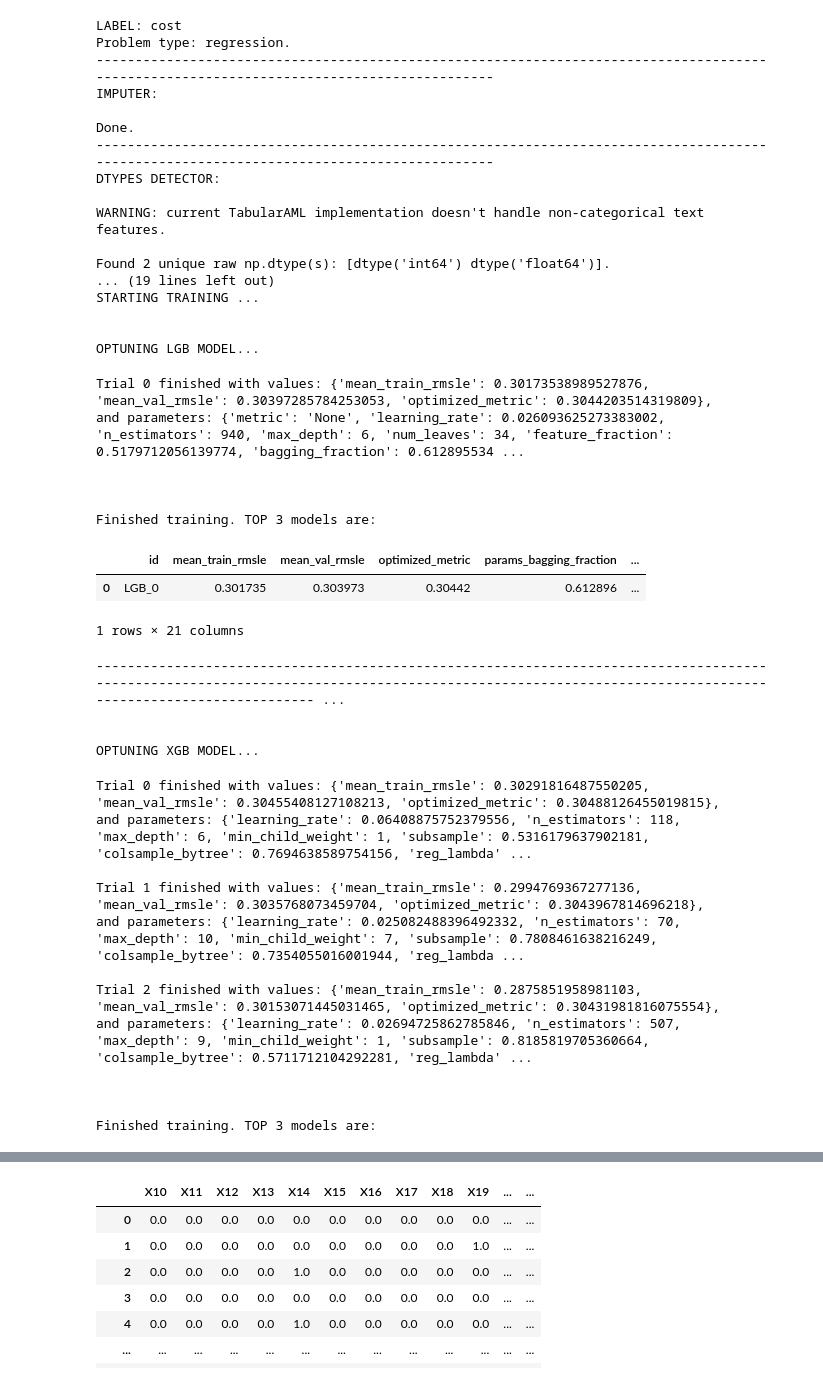
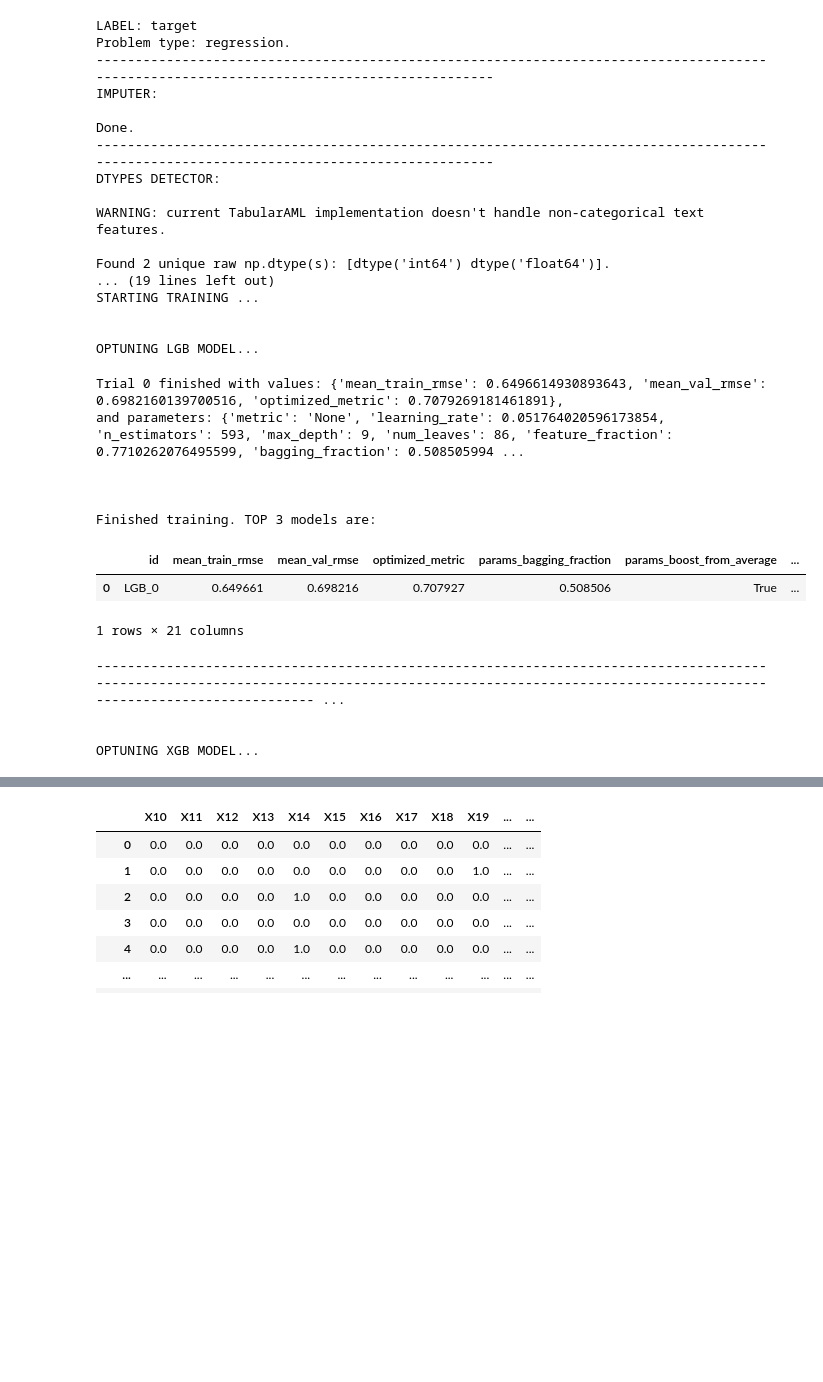
Before and after one commit to b-ionut-r/TabularAML, a Jupyter notebook: main.ipynb, the cells around one changed output, grey strips where cells are left out. Saved outputs shown, nothing was run; the diff lists cells and outputs as text; code cells hidden in the pictures; blank space fills up the shorter version.

```diff
--- a/main.ipynb
+++ b/main.ipynb
@@ -41,12 +61,5 @@ train_df
 # %%
-from sklearn.metrics import mean_squared_log_error
-
-rmsle = Scorer(name="rmsle",
-               scorer=mean_squared_log_error,
-               greater_is_better=False,
-               extra_params={"squared": False}
-             )
-
+TARGET = "target"
 
 
 preprocessor = PreprocessingTool(val_folds = True,
@@ -56,11 +69,11 @@ preprocessor = PreprocessingTool(val_folds = True,
                                  )
 
 train_dataset = TabularDataset(train_df,
-                               label = "cost",
+                               label = TARGET,
                                preprocessor = preprocessor,
                                type = "train")
 eval_dataset = TabularDataset(eval_df,
-                              label = "cost",
+                              label = TARGET,
                               preprocessor = preprocessor,
                               type = "eval")
 test_dataset = TabularDataset(test_df,
@@ -69,62 +82,50 @@ test_dataset = TabularDataset(test_df,
 
 trainer = Trainer(train_dataset,
                   eval_dataset = eval_dataset,
-                  eval_metric = rmsle,
+                  eval_metric = "rmse",
                   models = [
                       "LGB", "XGB", "CAT", "RF",
                              "SGD_LINEAR"],
                   early_stopping_rounds = 0,
                   of_mitigation_level = 0.2,
-                  use_gpu = True,
-                  use_cuda = True,
-                  n_trials = 1000,
+                  use_gpu = False,
+                  use_cuda = False,
+                  n_trials = 10000,
                   timeout = 300,
                   meta_timeout = 100,
                   seed = 42,
                   select_top = 3,
                   train_meta = True)
 
 trainer.train()
 # %% [output]
-LABEL: cost
+LABEL: target
 Problem type: regression.
 -----------------------------------------------------------------------------------------------------------------------------------------
 IMPUTER:
 
 Done.
 -----------------------------------------------------------------------------------------------------------------------------------------
 DTYPES DETECTOR:
 
 WARNING: current TabularAML implementation doesn't handle non-categorical text features.
 
 Found 2 unique raw np.dtype(s): [dtype('int64') dtype('float64')].
 ... (19 lines left out)
 STARTING TRAINING ...
 
 
 OPTUNING LGB MODEL...
-Trial 0 finished with values: {'mean_train_rmsle': 0.30173538989527876, 'mean_val_rmsle': 0.30397285784253053, 'optimized_metric': 0.3044203514319809},
-and parameters: {'metric': 'None', 'learning_rate': 0.026093625273383002, 'n_estimators': 940, 'max_depth': 6, 'num_leaves': 34, 'feature_fraction': 0.5179712056139774, 'bagging_fraction': 0.612895534 ...
+Trial 0 finished with values: {'mean_train_rmse': 0.6496614930893643, 'mean_val_rmse': 0.6982160139700516, 'optimized_metric': 0.7079269181461891},
+and parameters: {'metric': 'None', 'learning_rate': 0.051764020596173854, 'n_estimators': 593, 'max_depth': 9, 'num_leaves': 86, 'feature_fraction': 0.7710262076495599, 'bagging_fraction': 0.508505994 ...
 
 
 
 Finished training. TOP 3 models are:
-|  | id | mean_train_rmsle | mean_val_rmsle | optimized_metric | params_bagging_fraction | ... |
-| 0 | LGB_0 | 0.301735 | 0.303973 | 0.30442 | 0.612896 | ... |
+|  | id | mean_train_rmse | mean_val_rmse | optimized_metric | params_bagging_fraction | params_boost_from_average | ... |
+| 0 | LGB_0 | 0.649661 | 0.698216 | 0.707927 | 0.508506 | True | ... |
 1 rows × 21 columns
 -------------------------------------------------------------------------------------------------------------------------------------------------------------------------------------------------------- ...
 
 
 OPTUNING XGB MODEL...
-Trial 0 finished with values: {'mean_train_rmsle': 0.30291816487550205, 'mean_val_rmsle': 0.30455408127108213, 'optimized_metric': 0.30488126455019815},
-and parameters: {'learning_rate': 0.06408875752379556, 'n_estimators': 118, 'max_depth': 6, 'min_child_weight': 1, 'subsample': 0.5316179637902181, 'colsample_bytree': 0.7694638589754156, 'reg_lambda' ...
-
-Trial 1 finished with values: {'mean_train_rmsle': 0.2994769367277136, 'mean_val_rmsle': 0.3035768073459704, 'optimized_metric': 0.3043967814696218},
-and parameters: {'learning_rate': 0.025082488396492332, 'n_estimators': 70, 'max_depth': 10, 'min_child_weight': 7, 'subsample': 0.7808461638216249, 'colsample_bytree': 0.7354055016001944, 'reg_lambda ...
-
-Trial 2 finished with values: {'mean_train_rmsle': 0.2875851958981103, 'mean_val_rmsle': 0.30153071445031465, 'optimized_metric': 0.30431981816075554},
-and parameters: {'learning_rate': 0.02694725862785846, 'n_estimators': 507, 'max_depth': 9, 'min_child_weight': 1, 'subsample': 0.8185819705360664, 'colsample_bytree': 0.5711712104292281, 'reg_lambda' ...
-
-
-
-Finished training. TOP 3 models are:
```
Also changed, not shown: parts of 4 cells of this notebook, 3 other files.
